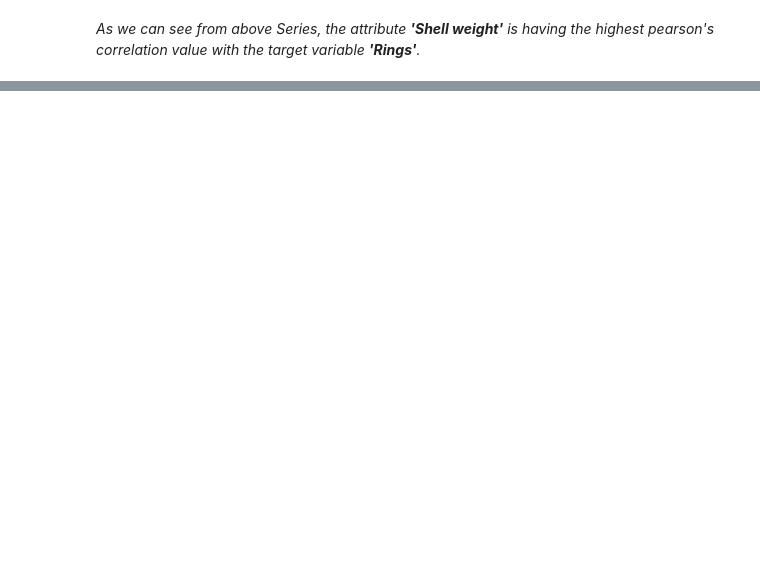
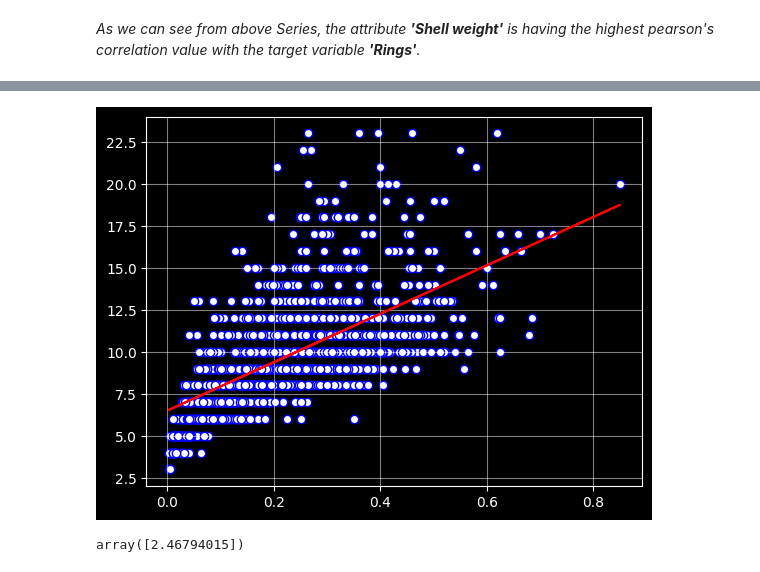
Before and after one commit to BhavikOstwal/IC-272-Assignments, a Jupyter notebook: Assignment-4/All_scraobook.ipynb, the cells around one changed output, grey strips where cells are left out. Drawn from its saved outputs; the diff is of its cells as text; code cells hidden in the pictures; blank space fills up the shorter version.

```diff
--- a/Assignment-4/All_scraobook.ipynb
+++ b/Assignment-4/All_scraobook.ipynb
@@ -118,0 +171,3 @@ array([0.41367658])
+# %%
+X_test_hc = test_df['Shell weight'].to_numpy().reshape((-1,1))
+y_test_hc = test_df['Rings'].to_numpy().reshape((-1,1))
@@ -118,0 +184,3 @@ array([0.41367658])
+# %%
+test_bias = np.ones(shape=(len(X_test_hc),1))
+test_bias
@@ -118,0 +195,3 @@ array([0.41367658])
+# %%
+X_test_hc = np.concatenate((test_bias,X_test_hc),axis=1)
+X_test_hc
@@ -118,0 +206,3 @@ array([0.41367658])
+# %%
+y_test_pred = X_test_hc @ weigths_hc
+y_test_pred
@@ -118,0 +217,12 @@ array([0.41367658])
+# %%
+# plt.style.use('dark_background')
+plt.scatter(X_test_hc[:,1], y_test_hc, color='white', marker='o', edgecolors='blue')
+plt.plot(X_test_hc[:,1], y_test_pred, color='r')
+plt.grid(alpha=0.5)
+plt.show()
+# %% [output]
+[figure, added]
+# %%
+RMSE_percentage(y_test_hc, y_test_pred)
+# %% [output]
+array([2.46794015])
```
Also changed, not shown: parts of 51 cells of this notebook, 2 other files.
